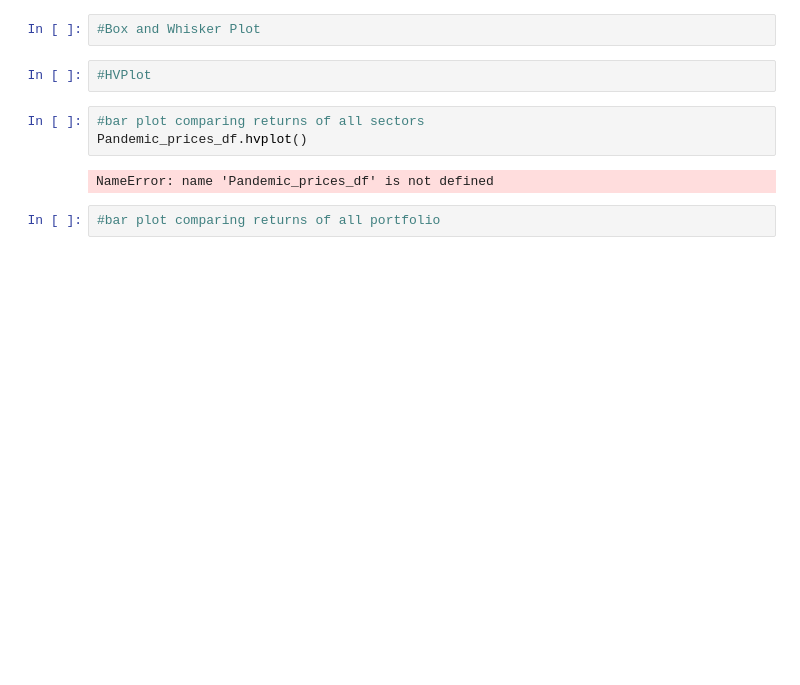
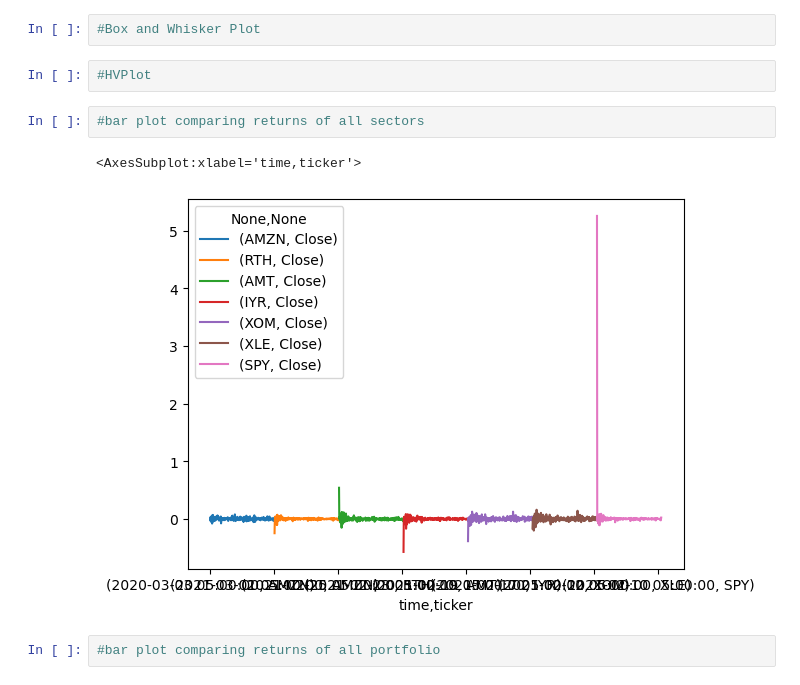
Before and after one commit to jha-ayush/COVID-financial-portfolio-analysis, a Jupyter notebook: Pandemic_data.ipynb, the cells around one changed output. Cells and saved outputs as stored; diff of their text form; blank space fills up the shorter version.

```diff
--- a/Pandemic_data.ipynb
+++ b/Pandemic_data.ipynb
@@ -465,8 +482,8 @@ Pandemic_prices_df.cov()
 #HVPlot
 # %%
 #bar plot comparing returns of all sectors
-Pandemic_prices_df.hvplot()
 # %% [output]
-NameError: name 'Pandemic_prices_df' is not defined
+<AxesSubplot:xlabel='time,ticker'>
+[figure, added]
 # %%
 #bar plot comparing returns of all portfolio
```
Also changed, not shown: parts of 3 cells of this notebook.
